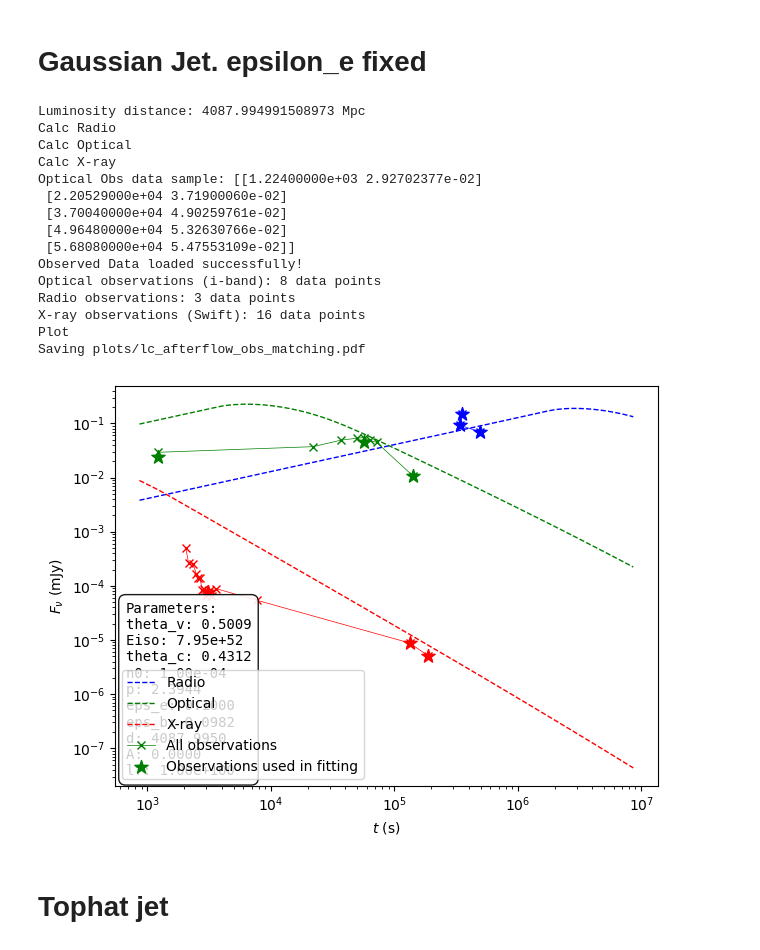
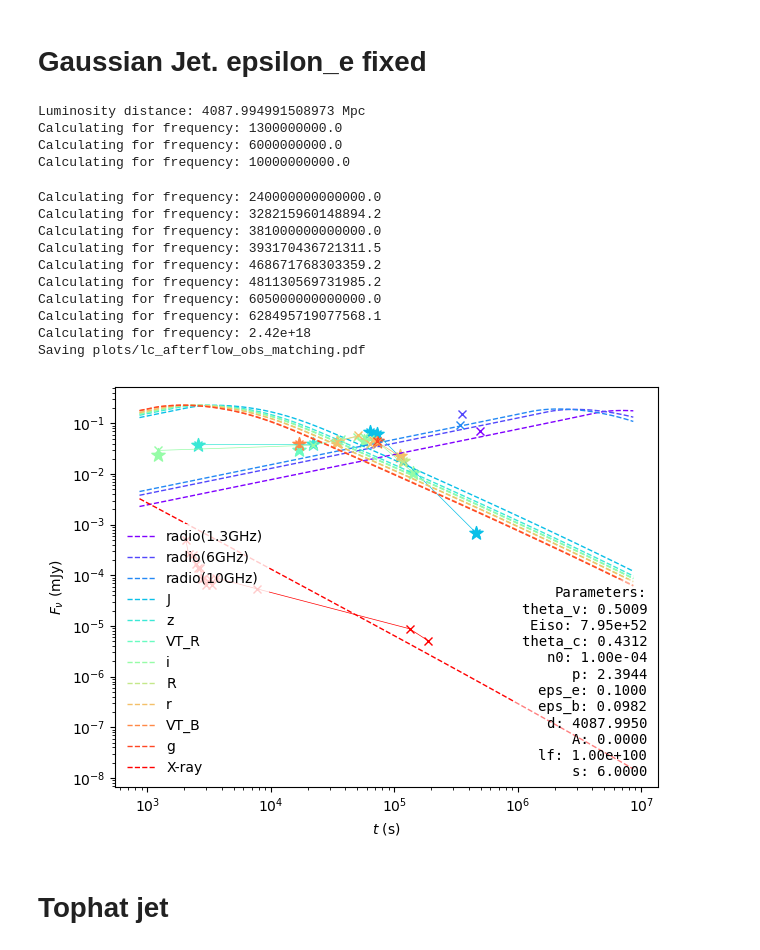
Before and after one commit to skp80286/grb_investigation, a Jupyter notebook: lc_jetsimpy.ipynb, the cells around one changed output. Saved outputs shown, nothing was run; the diff lists cells and outputs as text; code cells hidden in the pictures.

```diff
--- a/lc_jetsimpy.ipynb
+++ b/lc_jetsimpy.ipynb
@@ -205,28 +191,28 @@ Saving plots/lc_afterflow_obs_matching.pdf
 # %% [markdown]
 # Gaussian Jet. epsilon_e fixed
 # %%
-lc_plot(jetType='Ggussian',
+
+lc_plot(jetType='gaussian',
 loge0=52.90053075, logepsb=-1.00795570, logepse=-0.99998104, logn0=-3.99997147, thc=0.43116680, thv=0.50089356, p=2.39438172,
 z=0.661,
  observed_data='data/EP250704a_final_extinct_corr.csv',
  observed_data_fit='data/EP250704a_trunc.csv',)#final_extinct_corr.csv')
 # %% [output]
 Luminosity distance: 4087.994991508973 Mpc
-Calc Radio
-Calc Optical
-Calc X-ray
-Optical Obs data sample: [[1.22400000e+03 2.92702377e-02]
- [2.20529000e+04 3.71900060e-02]
- [3.70040000e+04 4.90259761e-02]
- [4.96480000e+04 5.32630766e-02]
- [5.68080000e+04 5.47553109e-02]]
-Observed Data loaded successfully!
-Optical observations (i-band): 8 data points
-Radio observations: 3 data points
-X-ray observations (Swift): 16 data points
-Plot
-Saving plots/lc_afterflow_obs_matching.pdf
+Calculating for frequency: 1300000000.0
+Calculating for frequency: 6000000000.0
+Calculating for frequency: 10000000000.0
+Calculating for frequency: 240000000000000.0
+Calculating for frequency: 328215960148894.2
+Calculating for frequency: 381000000000000.0
+Calculating for frequency: 393170436721311.5
+Calculating for frequency: 468671768303359.2
+Calculating for frequency: 481130569731985.2
+Calculating for frequency: 605000000000000.0
+Calculating for frequency: 628495719077568.1
+Calculating for frequency: 2.42e+18
+Saving plots/lc_afterflow_obs_matching.pdf
-[figure, old version]
+[figure, new version]
 # %% [markdown]
 # Tophat jet
 # %%
```
Also changed, not shown: parts of 3 cells of this notebook, 6 other files.
